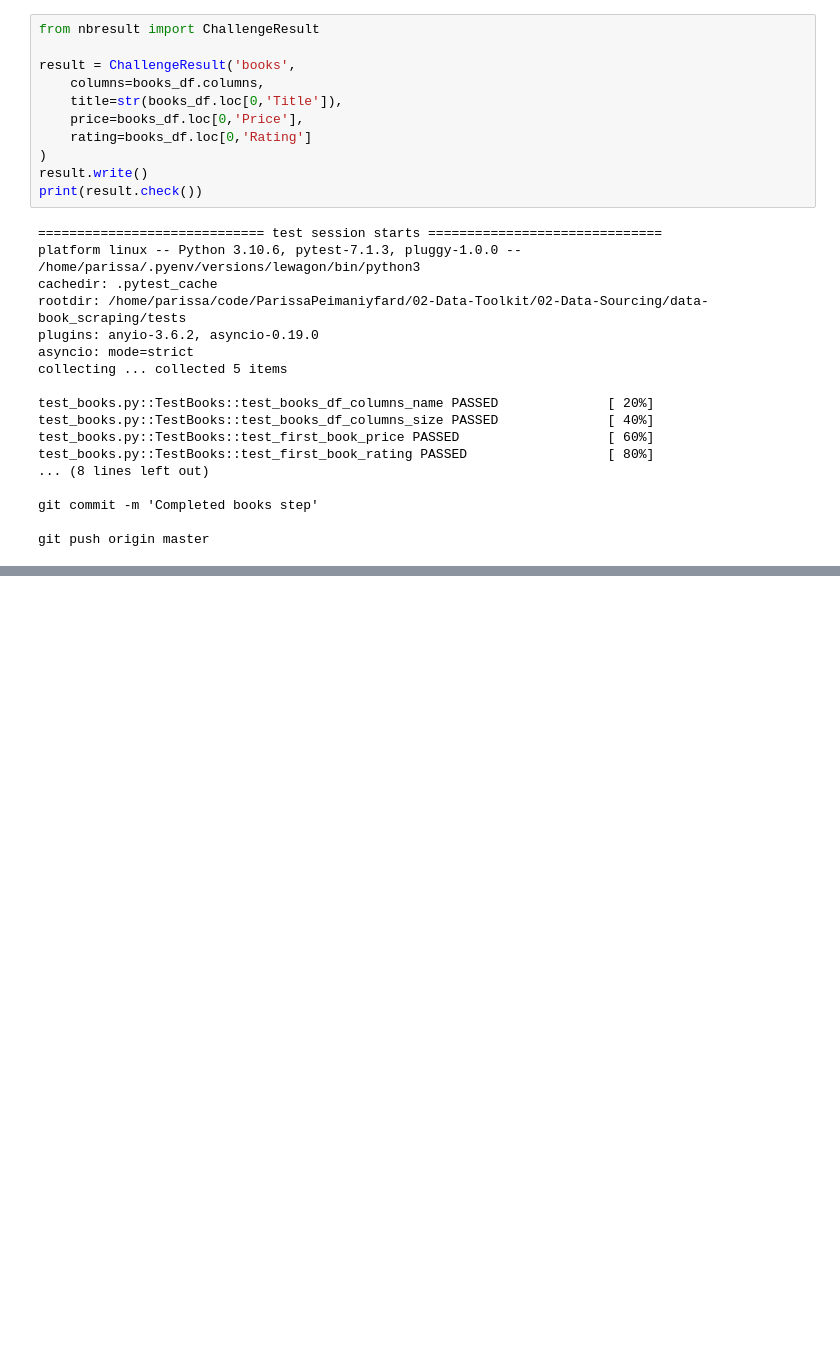
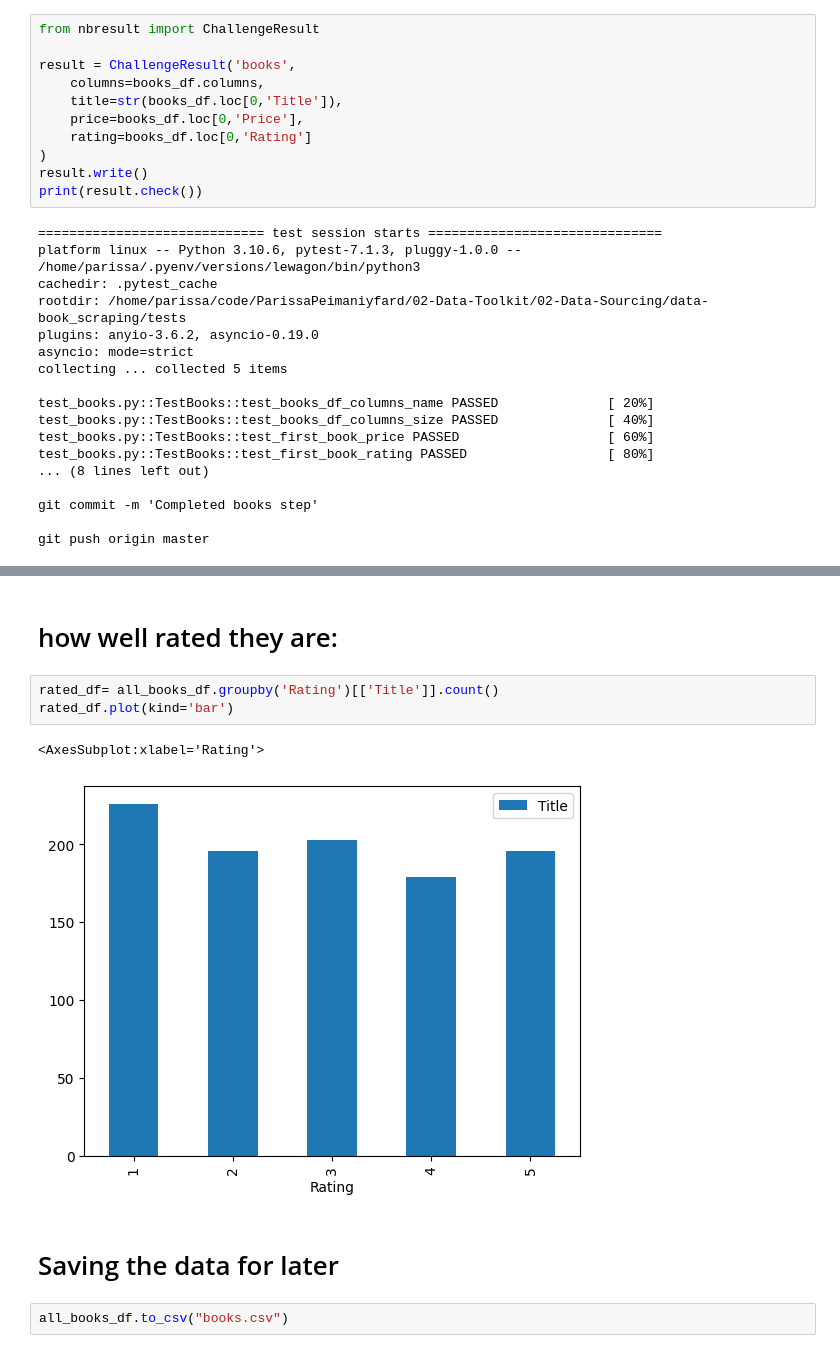
Before and after one commit to ParissaPeimaniyfard/data-book_scraping, a Jupyter notebook: scraping.ipynb, the cells around one changed output, grey strips where cells are left out. Drawn from its saved outputs; the diff is of its cells as text; blank space fills up the shorter version.

```diff
--- a/scraping.ipynb
+++ b/scraping.ipynb
@@ -198,0 +266,12 @@ git push origin master
+# %% [markdown]
+# how well rated they are:
+# %%
+rated_df= all_books_df.groupby('Rating')[['Title']].count()
+rated_df.plot(kind='bar')
+# %% [output]
+<AxesSubplot:xlabel='Rating'>
+[figure, added]
+# %% [markdown]
+# Saving the data for later
+# %%
+all_books_df.to_csv("books.csv")
```
Also changed, not shown: parts of 9 cells of this notebook, 1 other file.
